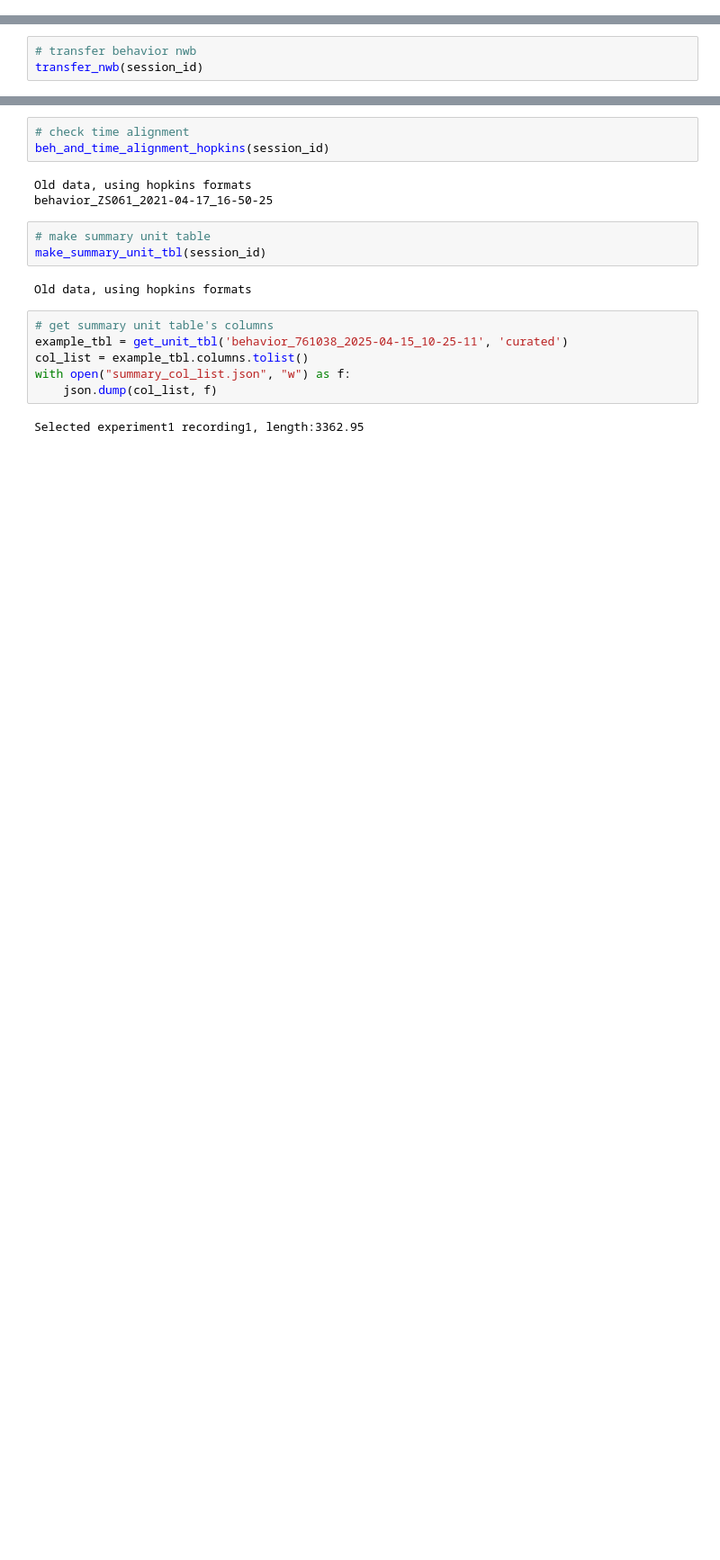
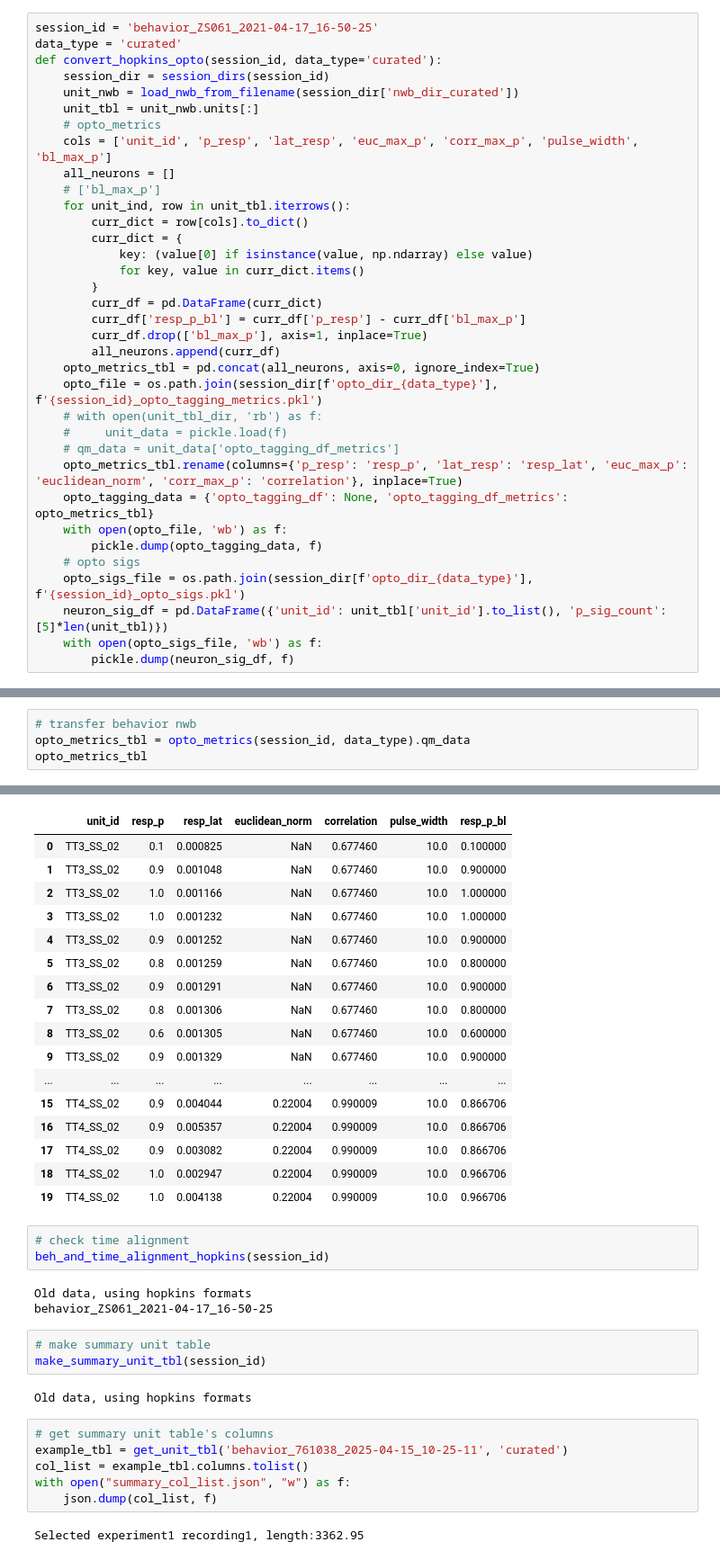
Before and after one commit to AllenNeuralDynamics/aind-beh-ephys-analysis, a Jupyter notebook: code/beh_ephys_analysis/preprocessing_hopkins.ipynb, the cells around one changed output, grey strips where cells are left out. Shown at 90% size. Cells and saved outputs as stored; diff of their text form; blank space fills up the shorter version.

Commit message:
convert hopkins data

```diff
--- a/code/beh_ephys_analysis/preprocessing_hopkins.ipynb
+++ b/code/beh_ephys_analysis/preprocessing_hopkins.ipynb
@@ -25,0 +38,35 @@ Old data, using hopkins formats
+# %%
+session_id = 'behavior_ZS061_2021-04-17_16-50-25'
+data_type = 'curated'
+def convert_hopkins_opto(session_id, data_type='curated'):
+    session_dir = session_dirs(session_id)
+    unit_nwb = load_nwb_from_filename(session_dir['nwb_dir_curated'])
+    unit_tbl = unit_nwb.units[:]
+    # opto_metrics
+    cols = ['unit_id', 'p_resp', 'lat_resp', 'euc_max_p', 'corr_max_p', 'pulse_width', 'bl_max_p']
+    all_neurons = []
+    # ['bl_max_p']
+    for unit_ind, row in unit_tbl.iterrows():
+        curr_dict = row[cols].to_dict()
+        curr_dict = {
+            key: (value[0] if isinstance(value, np.ndarray) else value)
+            for key, value in curr_dict.items()
+        }
+        curr_df = pd.DataFrame(curr_dict)
+        curr_df['resp_p_bl'] = curr_df['p_resp'] - curr_df['bl_max_p']
+        curr_df.drop(['bl_max_p'], axis=1, inplace=True)
+        all_neurons.append(curr_df)
+    opto_metrics_tbl = pd.concat(all_neurons, axis=0, ignore_index=True)
+    opto_file = os.path.join(session_dir[f'opto_dir_{data_type}'], f'{session_id}_opto_tagging_metrics.pkl')
+    # with open(unit_tbl_dir, 'rb') as f:
+    #     unit_data = pickle.load(f)
+    # qm_data = unit_data['opto_tagging_df_metrics']
+    opto_metrics_tbl.rename(columns={'p_resp': 'resp_p', 'lat_resp': 'resp_lat', 'euc_max_p': 'euclidean_norm', 'corr_max_p': 'correlation'}, inplace=True)
+    opto_tagging_data = {'opto_tagging_df': None, 'opto_tagging_df_metrics': opto_metrics_tbl}
+    with open(opto_file, 'wb') as f:
+        pickle.dump(opto_tagging_data, f)
+    # opto sigs
+    opto_sigs_file = os.path.join(session_dir[f'opto_dir_{data_type}'], f'{session_id}_opto_sigs.pkl')
+    neuron_sig_df = pd.DataFrame({'unit_id': unit_tbl['unit_id'].to_list(), 'p_sig_count': [5]*len(unit_tbl)})
+    with open(opto_sigs_file, 'wb') as f:
+        pickle.dump(neuron_sig_df, f)
@@ -26,8 +81,26 @@ Old data, using hopkins formats
 # %%
 # transfer behavior nwb
-transfer_nwb(session_id)
+opto_metrics_tbl = opto_metrics(session_id, data_type).qm_data
+opto_metrics_tbl
 # %% [output]
 Old data, using hopkins formats
+|  | unit_id | resp_p | resp_lat | euclidean_norm | correlation | pulse_width | resp_p_bl |
+| 0 | TT3_SS_02 | 0.1 | 0.000825 | NaN | 0.677460 | 10.0 | 0.100000 |
+| 1 | TT3_SS_02 | 0.9 | 0.001048 | NaN | 0.677460 | 10.0 | 0.900000 |
+| 2 | TT3_SS_02 | 1.0 | 0.001166 | NaN | 0.677460 | 10.0 | 1.000000 |
+| 3 | TT3_SS_02 | 1.0 | 0.001232 | NaN | 0.677460 | 10.0 | 1.000000 |
+| 4 | TT3_SS_02 | 0.9 | 0.001252 | NaN | 0.677460 | 10.0 | 0.900000 |
+| 5 | TT3_SS_02 | 0.8 | 0.001259 | NaN | 0.677460 | 10.0 | 0.800000 |
+| 6 | TT3_SS_02 | 0.9 | 0.001291 | NaN | 0.677460 | 10.0 | 0.900000 |
+| 7 | TT3_SS_02 | 0.8 | 0.001306 | NaN | 0.677460 | 10.0 | 0.800000 |
+| 8 | TT3_SS_02 | 0.6 | 0.001305 | NaN | 0.677460 | 10.0 | 0.600000 |
+| 9 | TT3_SS_02 | 0.9 | 0.001329 | NaN | 0.677460 | 10.0 | 0.900000 |
+| ... | ... | ... | ... | ... | ... | ... | ... |
+| 15 | TT4_SS_02 | 0.9 | 0.004044 | 0.22004 | 0.990009 | 10.0 | 0.866706 |
+| 16 | TT4_SS_02 | 0.9 | 0.005357 | 0.22004 | 0.990009 | 10.0 | 0.866706 |
+| 17 | TT4_SS_02 | 0.9 | 0.003082 | 0.22004 | 0.990009 | 10.0 | 0.866706 |
+| 18 | TT4_SS_02 | 1.0 | 0.002947 | 0.22004 | 0.990009 | 10.0 | 0.966706 |
+| 19 | TT4_SS_02 | 1.0 | 0.004138 | 0.22004 | 0.990009 | 10.0 | 0.966706 |
 # %%
 # check time alignment
 beh_and_time_alignment_hopkins(session_id)
```
Also changed, not shown: parts of 8 cells of this notebook, 13 other files.
